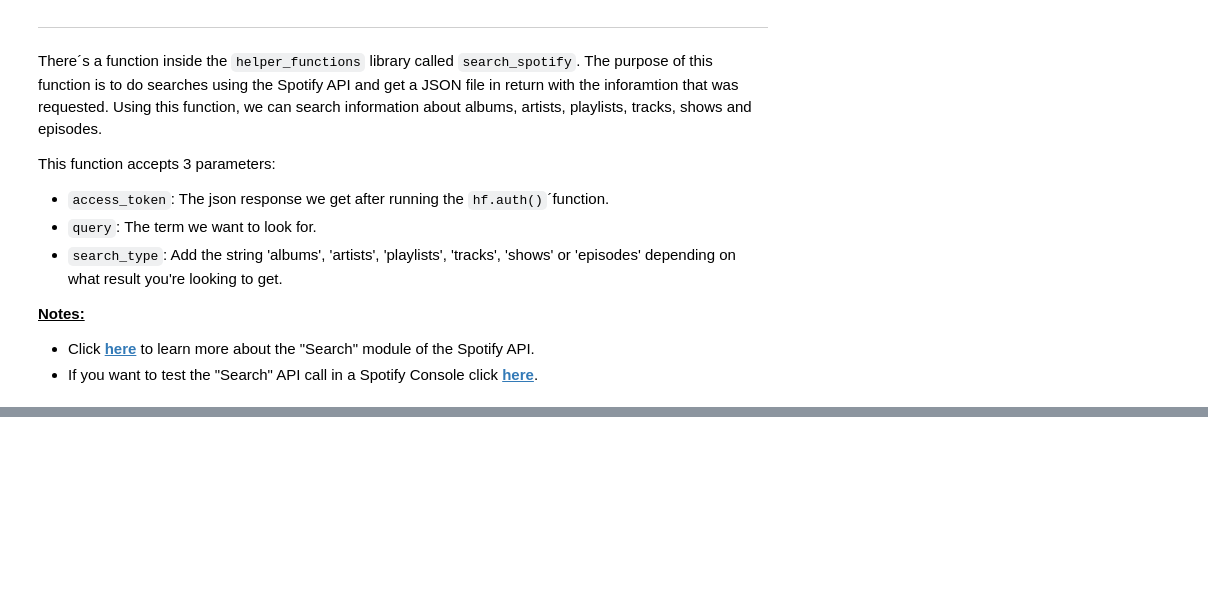
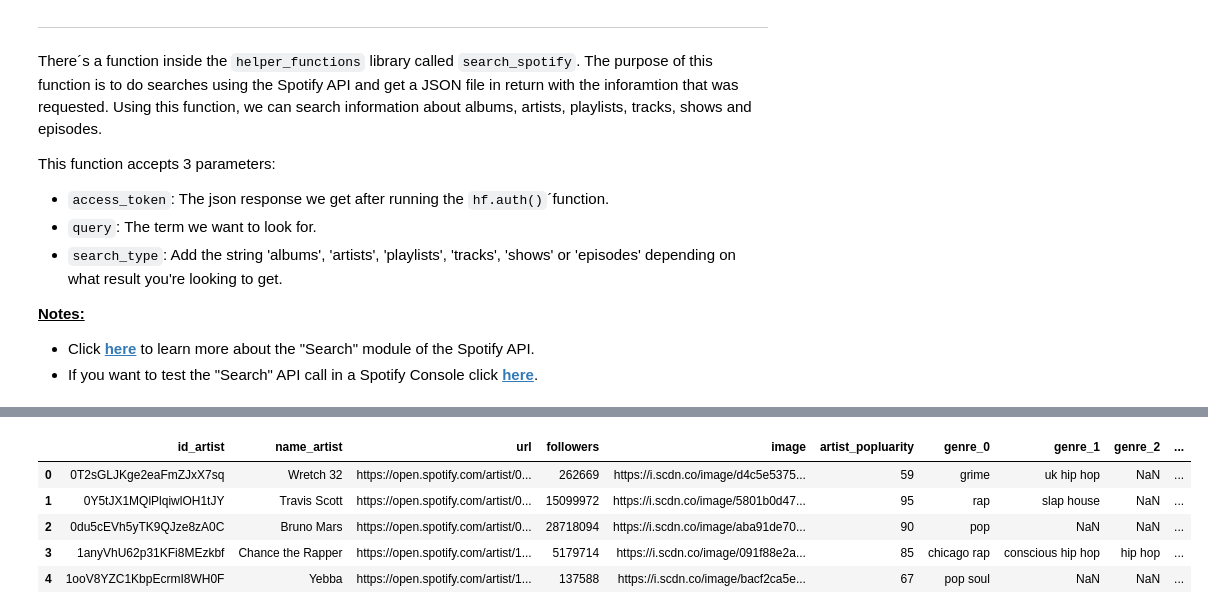
Before and after one commit to germarr/spotify-trends-analysis, a Jupyter notebook: spotify_analysis.ipynb, the cells around one changed output, grey strips where cells are left out. Saved outputs shown, nothing was run; the diff lists cells and outputs as text; code cells hidden in the pictures; blank space fills up the shorter version.

```diff
--- a/spotify_analysis.ipynb
+++ b/spotify_analysis.ipynb
@@ -148,0 +225,10 @@ hf.all_artists_songs(at=access_token, albums_of_artist=albums_list)
+# %%
+artist_list_df= hf.multiple_artists_songs(list_of_artists_ids=artists_id_,at=access_token)
+artist_list_df.head()
+# %% [output]
+|  | id_artist | name_artist | url | followers | image | artist_popluarity | genre_0 | genre_1 | genre_2 | ... |
+| 0 | 0T2sGLJKge2eaFmZJxX7sq | Wretch 32 | https://open.spotify.com/artist/0... | 262669 | https://i.scdn.co/image/d4c5e5375... | 59 | grime | uk hip hop | NaN | ... |
+| 1 | 0Y5tJX1MQlPlqiwlOH1tJY | Travis Scott | https://open.spotify.com/artist/0... | 15099972 | https://i.scdn.co/image/5801b0d47... | 95 | rap | slap house | NaN | ... |
+| 2 | 0du5cEVh5yTK9QJze8zA0C | Bruno Mars | https://open.spotify.com/artist/0... | 28718094 | https://i.scdn.co/image/aba91de70... | 90 | pop | NaN | NaN | ... |
+| 3 | 1anyVhU62p31KFi8MEzkbf | Chance the Rapper | https://open.spotify.com/artist/1... | 5179714 | https://i.scdn.co/image/091f88e2a... | 85 | chicago rap | conscious hip hop | hip hop | ... |
+| 4 | 1ooV8YZC1KbpEcrmI8WH0F | Yebba | https://open.spotify.com/artist/1... | 137588 | https://i.scdn.co/image/bacf2ca5e... | 67 | pop soul | NaN | NaN | ... |
```
Also changed, not shown: parts of 45 cells of this notebook.
